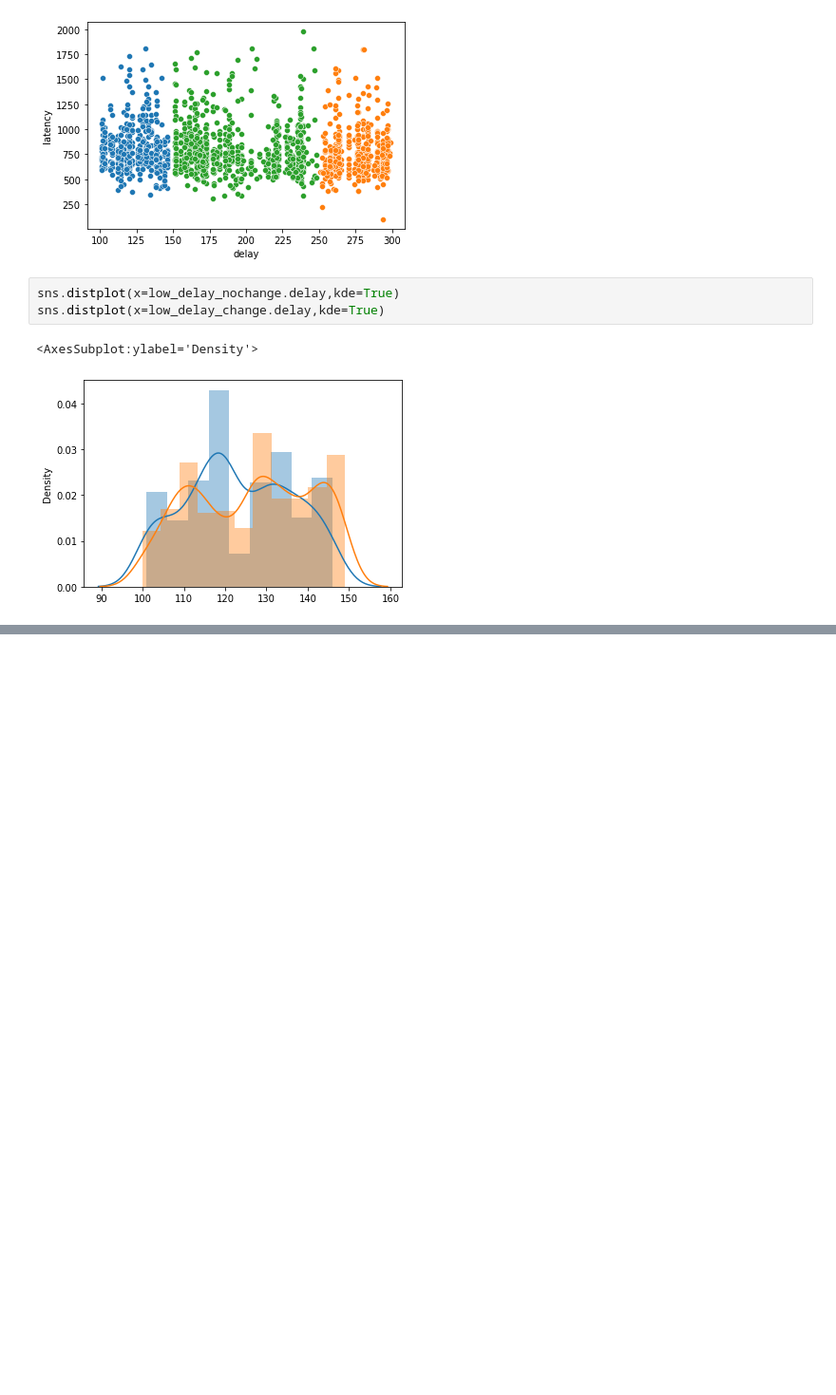
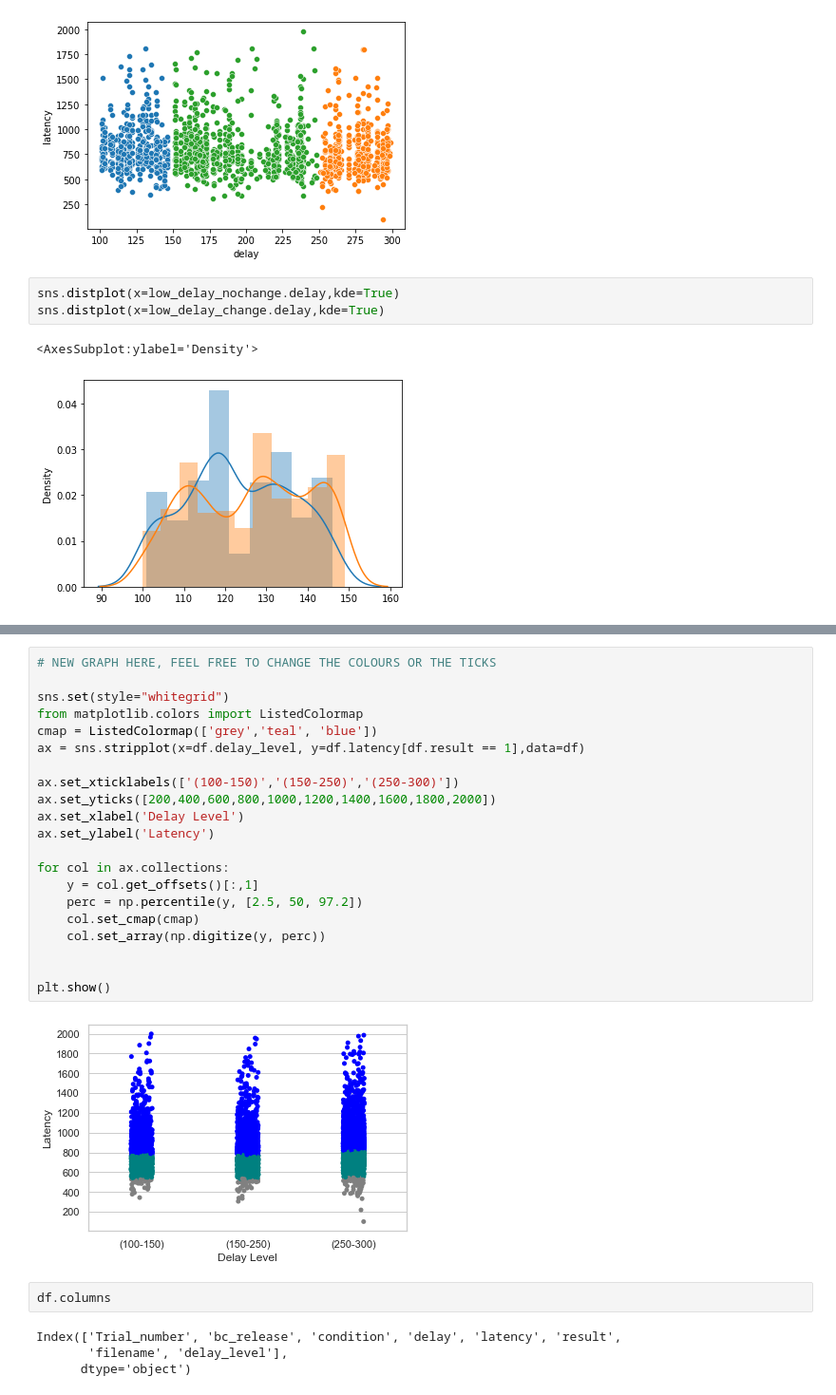
Before and after one commit to trickydaze/Behavioural-Neuroscience, a Jupyter notebook: Visualisation.ipynb, the cells around one changed output, grey strips where cells are left out. Shown at 95% size. Drawn from its saved outputs; the diff is of its cells as text; blank space fills up the shorter version.

```diff
--- a/Visualisation.ipynb
+++ b/Visualisation.ipynb
@@ -162,0 +185,29 @@ np.percentile(low_delay_nochange.latency,2.5)
+# %%
+# NEW GRAPH HERE, FEEL FREE TO CHANGE THE COLOURS OR THE TICKS
+
+sns.set(style="whitegrid")
+from matplotlib.colors import ListedColormap
+cmap = ListedColormap(['grey','teal', 'blue'])
+ax = sns.stripplot(x=df.delay_level, y=df.latency[df.result == 1],data=df)
+
+ax.set_xticklabels(['(100-150)','(150-250)','(250-300)'])
+ax.set_yticks([200,400,600,800,1000,1200,1400,1600,1800,2000])
+ax.set_xlabel('Delay Level')
+ax.set_ylabel('Latency')
+
+for col in ax.collections:
+    y = col.get_offsets()[:,1]
+    perc = np.percentile(y, [2.5, 50, 97.2])
+    col.set_cmap(cmap)
+    col.set_array(np.digitize(y, perc))
+
+
+plt.show()
+# %% [output]
+[figure, added]
+# %%
+df.columns
+# %% [output]
+Index(['Trial_number', 'bc_release', 'condition', 'delay', 'latency', 'result',
+       'filename', 'delay_level'],
+      dtype='object')
```
Also changed, not shown: parts of 8 cells of this notebook.
